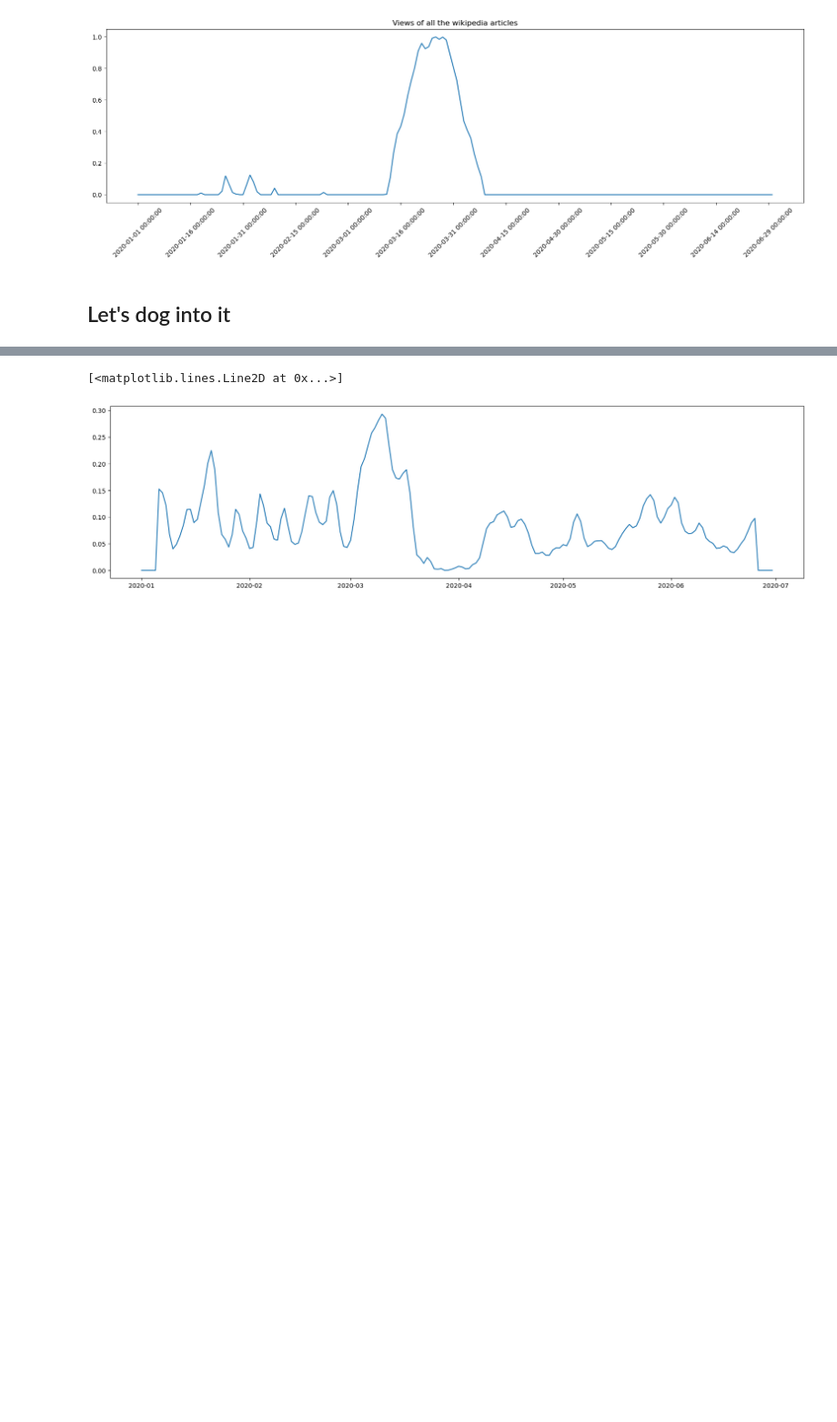
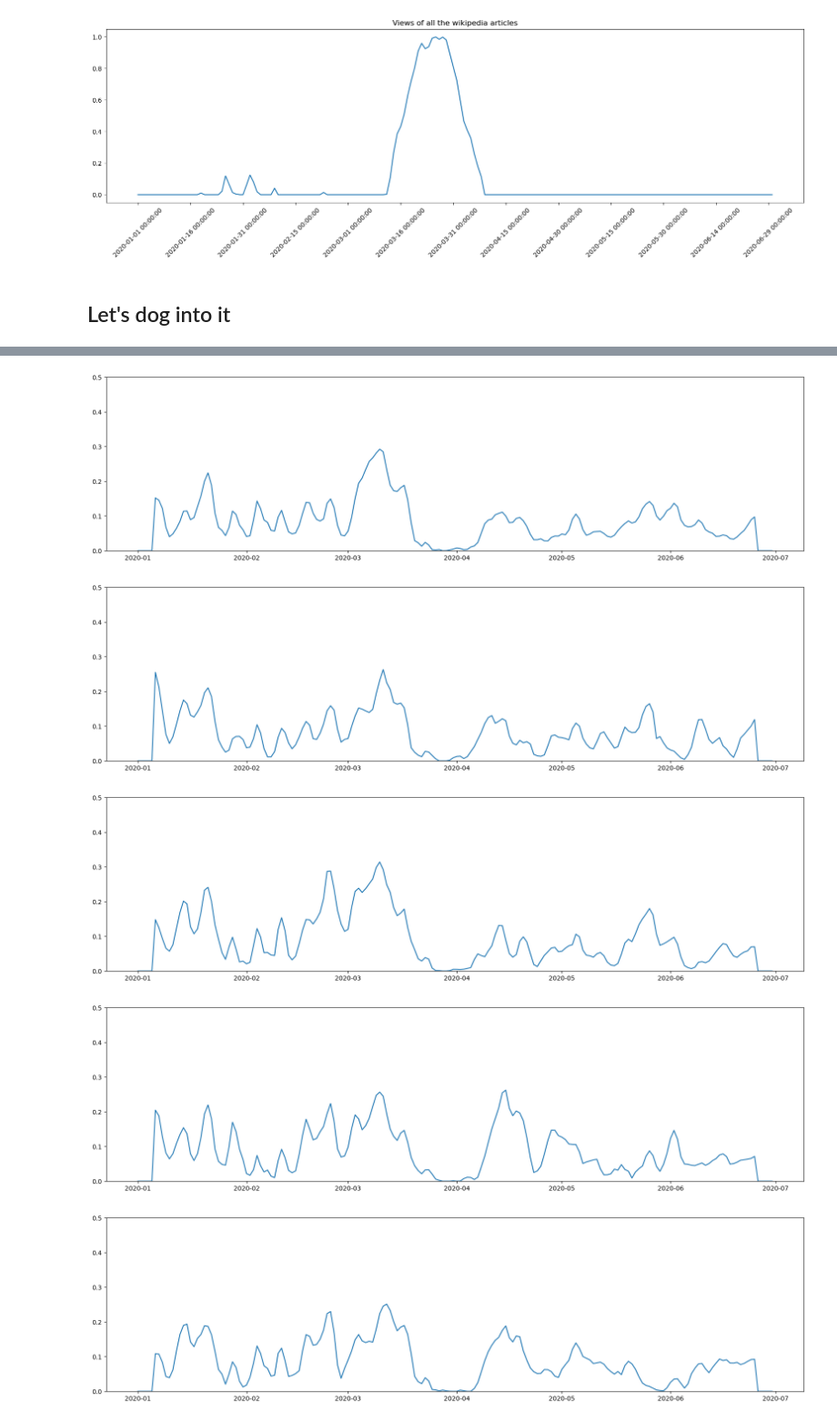
Before and after one commit to epfl-ada/ada-2023-project-thedogues1815, a Jupyter notebook: normalization_pablo.ipynb, the cells around one changed output, grey strips where cells are left out. Shown at 91% size. Saved outputs shown, nothing was run; the diff lists cells and outputs as text; code cells hidden in the pictures; blank space fills up the shorter version.

Commit message:
Norm clean

```diff
--- a/normalization_pablo.ipynb
+++ b/normalization_pablo.ipynb
@@ -421,6 +421,8 @@ plotNormalization(derivative, minMax)
 [figure]
 # %% [markdown]
 ## Let's dog into it
+# %%
+df_fakecovidNews = pd.read_csv("./Data/en_clean.csv")
 # %%
 df_fakecovidNews["Main Heading"].unique()
 # %% [output]
@@ -429,2 +430,0 @@ array(['Virus origin', 'Incidence and mortality', 'Disease spread',
-# %%
-topic = wikiTopic(df_fakecovidNews, "Virus origin")
@@ -471,7 +489,14 @@ df_norm["views"] = df_norm.sum(axis=1)
 # %%
 #plot the normalization of the views
-plt.figure(figsize=(20,5))
-plt.plot((df_norm.index), list(df_norm["views"]))
+for i in range(len(df_norm_final.columns)):
+    plt.figure(figsize=(20,5))
+    plt.plot((df_norm_final.index), list(df_norm_final[df_norm_final.columns[i]]))
+
+    #y axis from 0 to 0.5
+    plt.ylim(0, 0.5)
 # %% [output]
-[<matplotlib.lines.Line2D at 0x...>]
-[figure, old version]
+[figure, new version]
+[figure, added]
+[figure, added]
+[figure, added]
+[figure, added]
```
Also changed, not shown: parts of 8 cells of this notebook, 1 other file.
